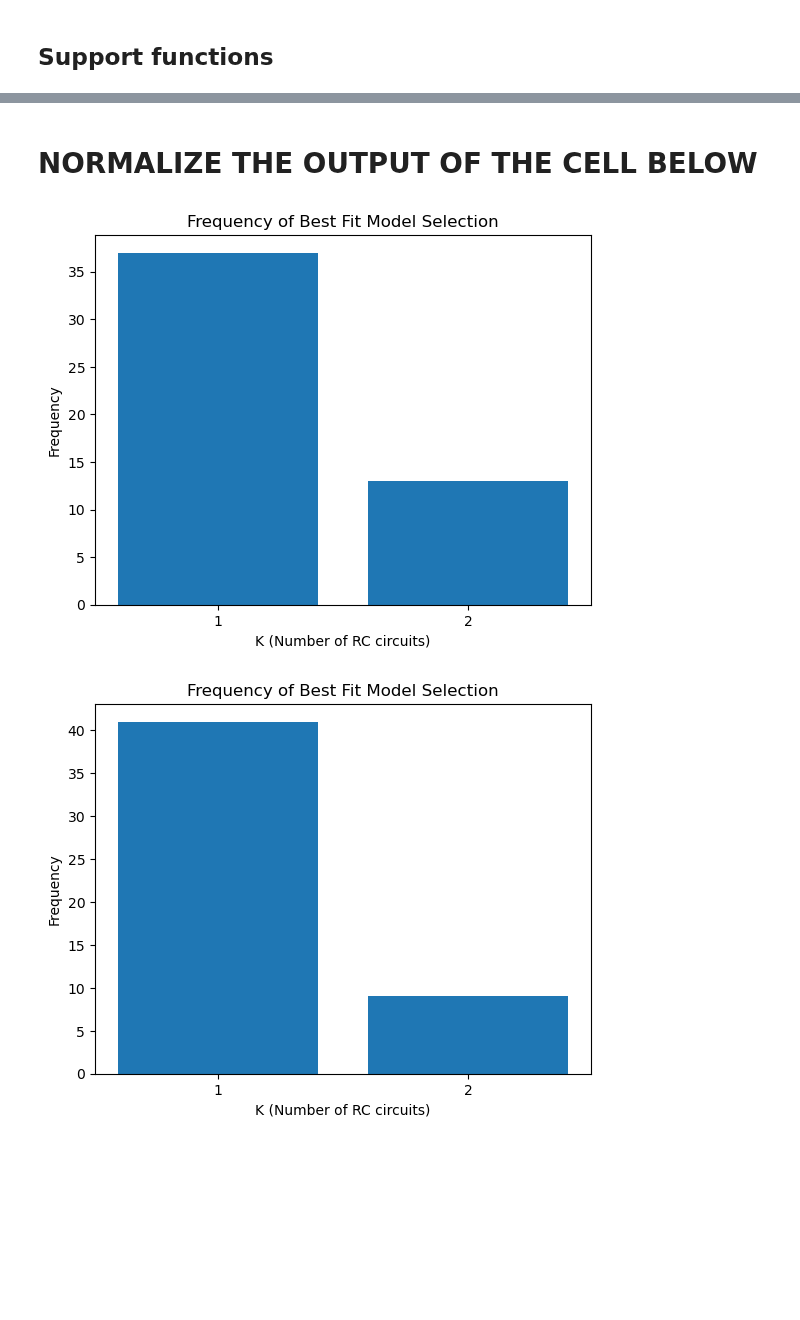
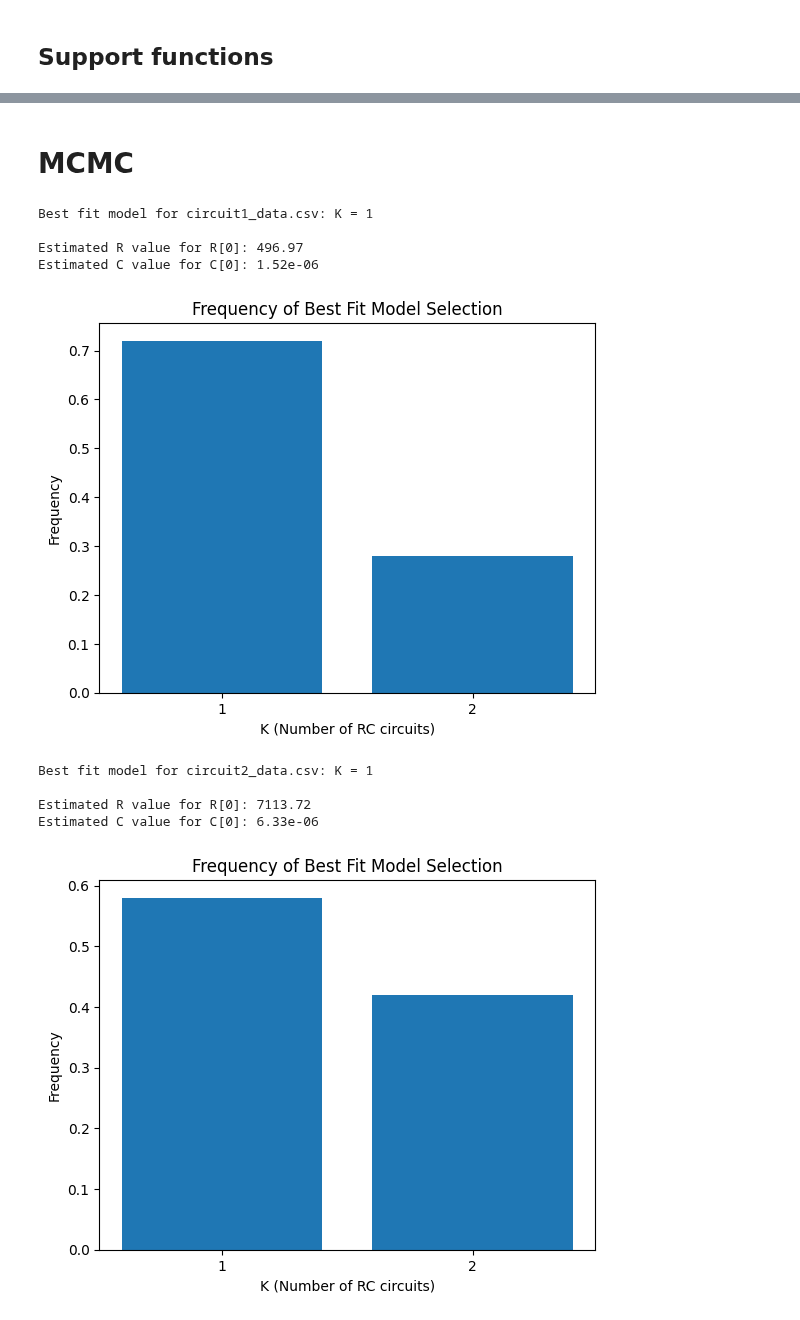
Before and after one commit to calvinbootsman/Data-Fusion-Architecture, a Jupyter notebook: Assignment 2.ipynb, the cells around one changed output, grey strips where cells are left out. Cells and saved outputs as stored; diff of their text form; code cells hidden in the pictures; blank space fills up the shorter version.

```diff
--- a/Assignment 2.ipynb
+++ b/Assignment 2.ipynb
@@ -27,7 +27,7 @@
 import numpy as np
 import random
 import pandas as pd
-import cProfile
+from numba import njit
 
 def log_likelihood(Z_n, omega_n, R, C, sigma):
     """
@@ -64,9 +64,9 @@ def circuit_impedance(omega_n, R, C):
         numpy array: Impedances of the circuit model for each frequency.
     """
 
-    omega_n = np.array(omega_n)  # Convert to NumPy array for vectorization
-    R = np.array(R)
-    C = np.array(C)
+    # omega_n = np.array(omega_n)  # Convert to NumPy array for vectorization
+    # R = np.array(R)
+    # C = np.array(C)
     z_omega_n = np.zeros_like(omega_n, dtype=complex)  # Initialize an array to store impedances
 
     for i in range(len(R)):
@@ -150,17 +150,21 @@ def metropolis(omega_n, Z_n, K, sigma, n_iterations=10000, burn_in=1000,
     """
 
     # Initialize parameters
-    R_current = [random.uniform(R_min, R_max) for _ in range(K)]
-    C_current = [random.uniform(C_min, C_max) for _ in range(K)]
+    R_current = [np.random.uniform(R_min, R_max) for _ in range(K)]
+    C_current = [np.random.uniform(C_min, C_max) for _ in range(K)]
     accepted_proposals = 0
     # Store accepted samples
     R_samples = []
     C_samples = []
 
+    omega_n = np.array(omega_n)
     for _ in range(n_iterations):
         # Propose new parameters
-        R_proposal = [r + random.uniform(-10, 10) for r in R_current]
-        C_proposal = [c + random.uniform(-10e-9, 10e-9) for c in C_current]  # REPORT: change it normal distribution and compare.
+        R_proposal = [r + np.random.uniform(-10, 10) for r in R_current]
+        C_proposal = [c + np.random.uniform(-10e-9, 10e-9) for c in C_current]  # REPORT: change it normal distribution and compare.
+
+        # R_proposal = [r + np.random.normal(0, 10) for r in R_current]
+        # C_proposal = [c + np.random.normal(0, 1e-7) for c in C_current]  # REPORT: change it normal distribution and compare.
 
         # Calculate posterior probabilities
         log_posterior_current = log_posterior(omega_n, Z_n, K, R_current, C_current, sigma)
@@ -341,40 +365,71 @@ plt.show()
-# %% [markdown]
-# NORMALIZE THE OUTPUT OF THE CELL BELOW
+# %% [markdown]
+# MCMC
 # %%
 c1_data = pd.read_csv("circuit1_data.csv")
 c1_frequencies = c1_data['Frequency']  # Hz
 c1_Z_measured = np.array(c1_data['Z_real']) + 1j * np.array(c1_data['Z_imag'])
 K_max = 2
 K_n = np.zeros(K_max)
 
+R_samples_n = []
+C_samples_n = []
+
 for i in range(50):
-    best_model, wbic_values = find_best_fit_model(c1_frequencies, c1_Z_measured, sigma=10, n_itterations=10_000, K_max=K_max, burn_in=1000)
+    best_model, wbic_values, R_samples_n, C_samples_n = find_best_fit_model(c1_frequencies, c1_Z_measured, sigma=10, n_itterations=50_000, K_max=K_max, burn_in=1_000)
     K_n[best_model - 1] += 1
+
+K_best = np.argmax(K_n) + 1
+R_samples_n, C_samples_n = sort_samples(R_samples_n, C_samples_n)
+
+print(f"Best fit model for circuit1_data.csv: K = {K_best}\n")
+for i in range(K_best):
+    print(f"Estimated R value for R[{i}]: {np.mean(R_samples_n[K_best - 1][i]):.2f}")
+    print(f"Estimated C value for C[{i}]: {np.mean(C_samples_n[K_best - 1][i]):.2e}\n")
+
+# Normalize K_n
+K_n = K_n / np.sum(K_n)
 
 # Plotting the bar chart of K_n
 plt.bar(range(1, K_max + 1), K_n)
 plt.xlabel('K (Number of RC circuits)')
 plt.ylabel('Frequency')
 plt.title('Frequency of Best Fit Model Selection')
 plt.xticks(range(1, K_max + 1))  # Ensure only integer values are shown on x-axis
 plt.show()
 
 c2_data = pd.read_csv("circuit2_data.csv")
-c2_frequencies = c1_data['Frequency']  # Hz
+c2_frequencies = c2_data['Frequency']  # Hz
 c2_Z_measured = np.array(c2_data['Z_real']) + 1j * np.array(c2_data['Z_imag'])
 K_n = np.zeros(K_max)
 
 for i in range(50):
-    best_model, wbic_values = find_best_fit_model(c2_frequencies, c2_Z_measured, sigma=10, n_itterations= 10_000, K_max=K_max, burn_in=1000)
+    best_model, wbic_values, R_samples_n, C_samples_n = find_best_fit_model(c2_frequencies, c2_Z_measured, sigma=10, n_itterations= 50_000, K_max=K_max, burn_in=1_000)
     K_n[best_model - 1] += 1
 
+K_best = np.argmax(K_n) + 1
+
+print(f"Best fit model for circuit2_data.csv: K = {K_best}\n")
+for i in range(K_best):
+    print(f"Estimated R value for R[{i}]: {np.mean(R_samples_n[K_best - 1][i]):.2f}")
+    print(f"Estimated C value for C[{i}]: {np.mean(C_samples_n[K_best - 1][i]):.2e}\n")
+
+# Normalize K_n
+K_n = K_n / np.sum(K_n)
 # Plotting the bar chart of K_n
 plt.bar(range(1, K_max + 1), K_n)
 plt.xlabel('K (Number of RC circuits)')
 plt.ylabel('Frequency')
 plt.title('Frequency of Best Fit Model Selection')
 plt.xticks(range(1, K_max + 1))  # Ensure only integer values are shown on x-axis
 plt.show()
 # %% [output]
+Best fit model for circuit1_data.csv: K = 1
+
+Estimated R value for R[0]: 496.97
+Estimated C value for C[0]: 1.52e-06
-[figure, old version]
+[figure, new version]
+Best fit model for circuit2_data.csv: K = 1
+
+Estimated R value for R[0]: 7113.72
+Estimated C value for C[0]: 6.33e-06
-[figure, old version]
+[figure, new version]
```
Also changed, not shown: parts of 5 cells of this notebook.
